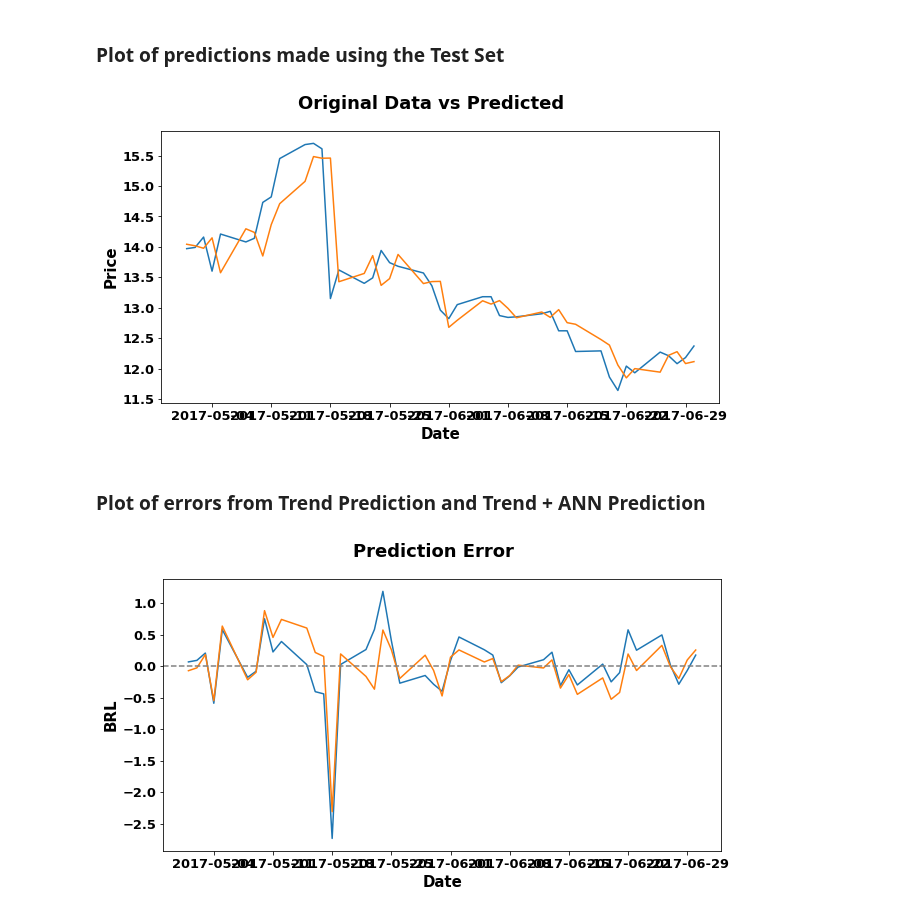
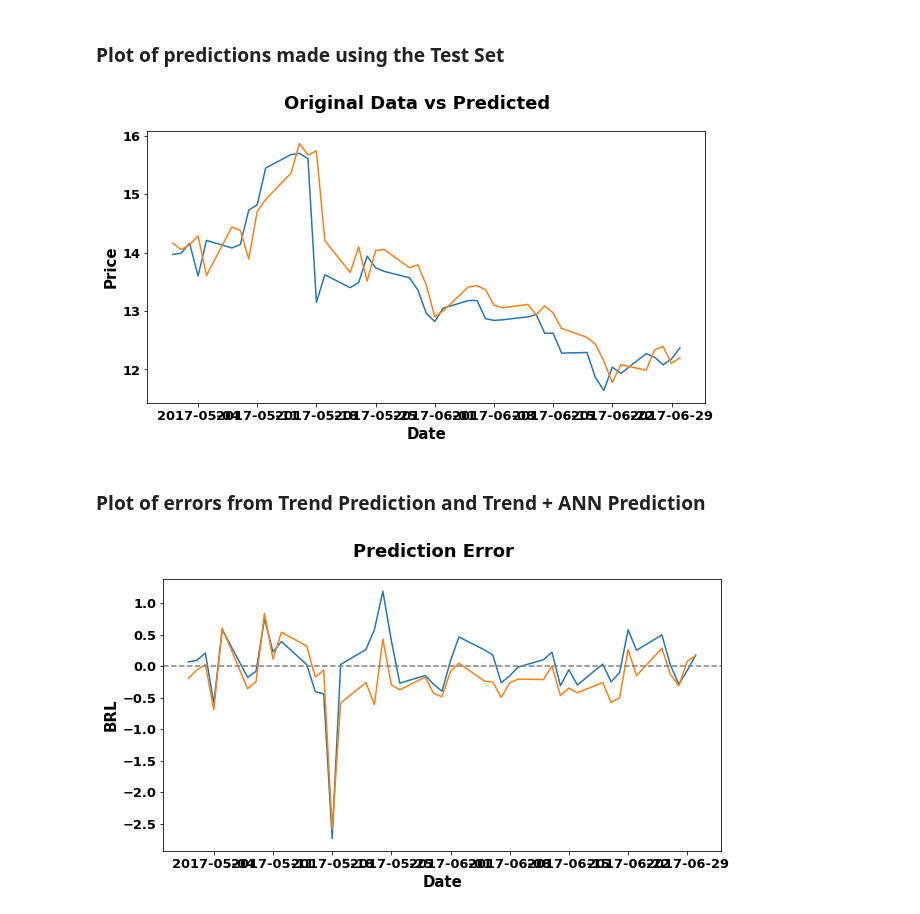
Before and after one commit to danilofrp/neural-stocks, a Jupyter notebook: notebooks/ANN.ipynb, the cells around one changed output. Drawn from its saved outputs; the diff is of its cells as text; code cells hidden in the pictures.

Commit message:
early stopping added

```diff
--- a/notebooks/ANN.ipynb
+++ b/notebooks/ANN.ipynb
@@ -207,16 +210,11 @@ yTrain = yScaler.transform(yTrain)
 # %% [markdown]
 <h3>Creation and initializaion of a simple MLP model</h3>
 # %%
-init_time = time.time()
-
 model = Sequential([Dense(40, activation = 'tanh', input_dim = 40),
                     Dense(5, activation = 'tanh'),
                     Dense(1, activation = 'linear')])
 SGD = optimizers.SGD(lr=0.003, momentum=0.00, decay=0.0, nesterov=False)
 
-model.compile(optimizer=SGD, loss='mean_squared_error')
-
-end_time = time.time()
-print 'Time to build model: '+str(end_time-init_time)+' seconds'
+model.compile(optimizer=SGD, loss='mean_squared_error', metrics=['mean_absolute_error'])
 model.summary()
 # %% [output]
@@ -237,18 +234,19 @@ _________________________________________________________________
 # %% [markdown]
 <h3>Fitting the Neural Network to the data</h3>
 # %%
-checkpointer = ModelCheckpoint(filepath='./tmp/mlp_weights.hdf5', verbose=0, save_best_only=True)
+earlyStopping = EarlyStopping(monitor='val_loss', patience=25, mode='auto')
 
 init_time = time.time()
 
 fitHistory = model.fit(xTrain,
                        yTrain,
-                       epochs = 300,
+                       epochs = 500,
                        verbose = 0,
                        shuffle = True,
                        validation_split = 0.15,
-                       callbacks = [checkpointer])
+                       callbacks = [earlyStopping])
 
 end_time = time.time()
+
 print 'Time to fit model: '+str(end_time-init_time)+' seconds'
 # %% [output]
@@ -283,14 +282,13 @@ plotSeries([df['PETR4_Close_trend']+ df['PETR4_Close_resid'],
            initialPlotDate = '2017-05', finalPlotDate = '2017-06',
            title = 'Original Data vs Predicted', ylabel = 'Price')
 # %% [output]
-[figure, old version]
+[figure, new version]
 # %% [markdown]
 <h3>Plot of errors from Trend Prediction and Trend + ANN Prediction</h3>
 # %%
-plotSeries([df['PETR4_Close_resid'],
-            df['PETR4_Close_resid'] - predictionsSeries],
+plotSeries([df['PETR4_Close_resid'], (df['PETR4_Close_resid'] - predictionsSeries)],
            plotZeroLine = True,
            initialPlotDate = '2017-05', finalPlotDate = '2017-06',
            title = 'Prediction Error', ylabel = 'BRL')
 # %% [output]
-[figure, old version]
+[figure, new version]
```
Also changed, not shown: parts of 6 cells of this notebook.
